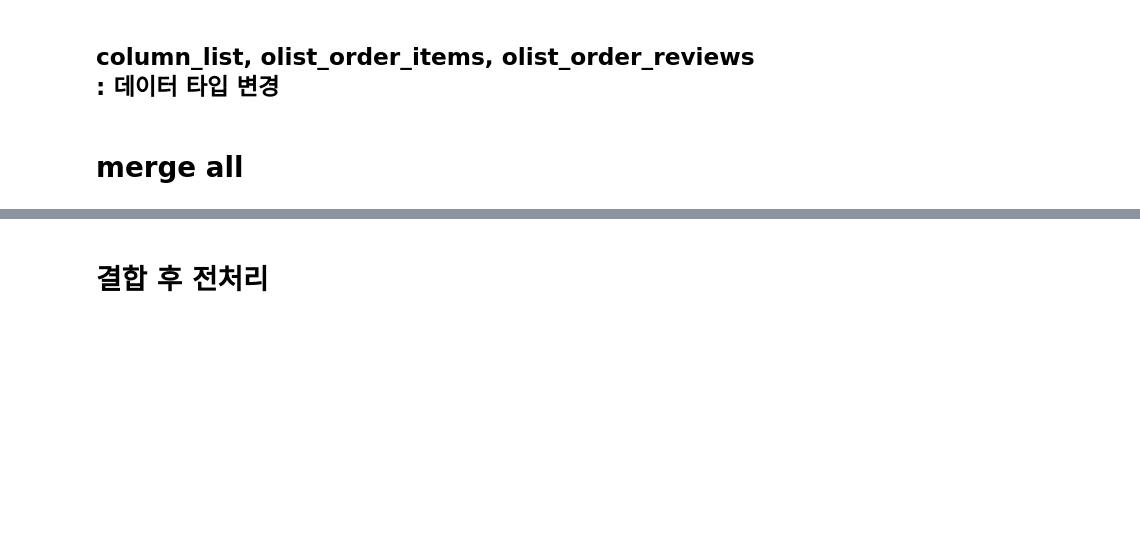
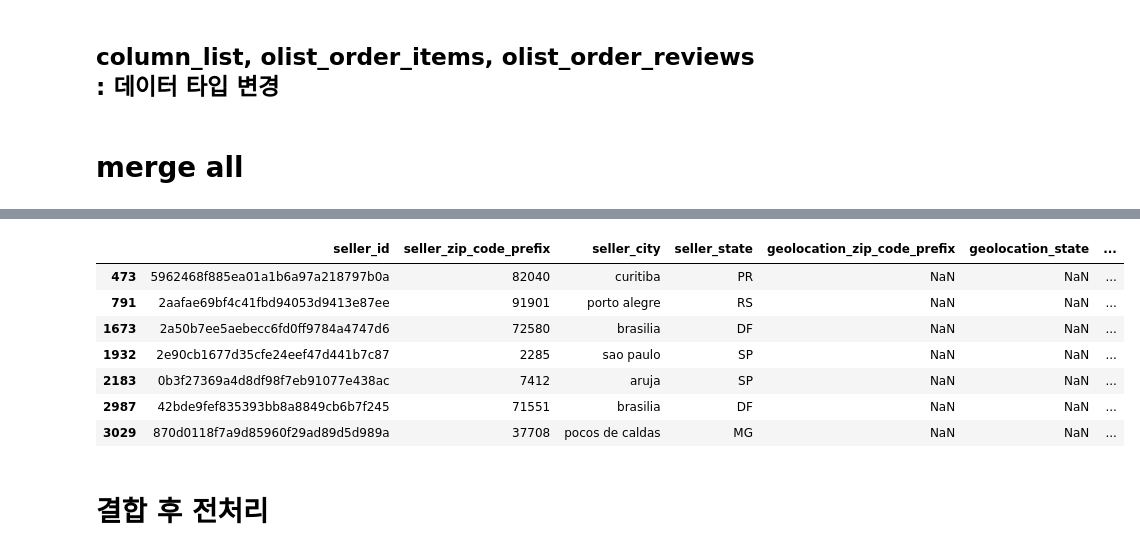
Before and after one commit to changyong93/project_Brazilian-E-Commerce-Public-Dataset-by-Olist, a Jupyter notebook: Untitled2.ipynb, the cells around one changed output, grey strips where cells are left out. Drawn from its saved outputs; the diff is of its cells as text; code cells hidden in the pictures; blank space fills up the shorter version.

```diff
--- a/Untitled2.ipynb
+++ b/Untitled2.ipynb
@@ -212,0 +210,5 @@ olist_order_reviews.head(2)
+# %%
+# olist_geolocation["geolocation_zip_code_prefix"]=olist_geolocation.geolocation_zip_code_prefix.astype(str)
+olist_geolocation_mean = olist_geolocation.groupby(["geolocation_zip_code_prefix","geolocation_state"])\
+[["geolocation_lat","geolocation_lng"]].mean().reset_index()
+olist_geolocation_mean
@@ -236,3 +267,16 @@ olist_order_items["shipping_limit_date"] = olist_order_items.shipping_limit_date
+# %%
+olist_sellers_geo = pd.merge(olist_sellers,olist_geolocation_mean,left_on = ["seller_zip_code_prefix"],
+        right_on = ["geolocation_zip_code_prefix"],how = "left")
+olist_sellers_geo[olist_sellers_geo.geolocation_zip_code_prefix.isnull()]
+# %% [output]
+|  | seller_id | seller_zip_code_prefix | seller_city | seller_state | geolocation_zip_code_prefix | geolocation_state | ... |
+| 473 | 5962468f885ea01a1b6a97a218797b0a | 82040 | curitiba | PR | NaN | NaN | ... |
+| 791 | 2aafae69bf4c41fbd94053d9413e87ee | 91901 | porto alegre | RS | NaN | NaN | ... |
+| 1673 | 2a50b7ee5aebecc6fd0ff9784a4747d6 | 72580 | brasilia | DF | NaN | NaN | ... |
+| 1932 | 2e90cb1677d35cfe24eef47d441b7c87 | 2285 | sao paulo | SP | NaN | NaN | ... |
+| 2183 | 0b3f27369a4d8df98f7eb91077e438ac | 7412 | aruja | SP | NaN | NaN | ... |
+| 2987 | 42bde9fef835393bb8a8849cb6b7f245 | 71551 | brasilia | DF | NaN | NaN | ... |
+| 3029 | 870d0118f7a9d85960f29ad89d5d989a | 37708 | pocos de caldas | MG | NaN | NaN | ... |
 # %%
 temp0 = pd.merge(olist_order_items_temp,olist_products_eng,on="product_id",how="outer")
 temp1 = pd.merge(temp0,olist_sellers,on="seller_id",how="outer")
```
Also changed, not shown: parts of 21 cells of this notebook.
